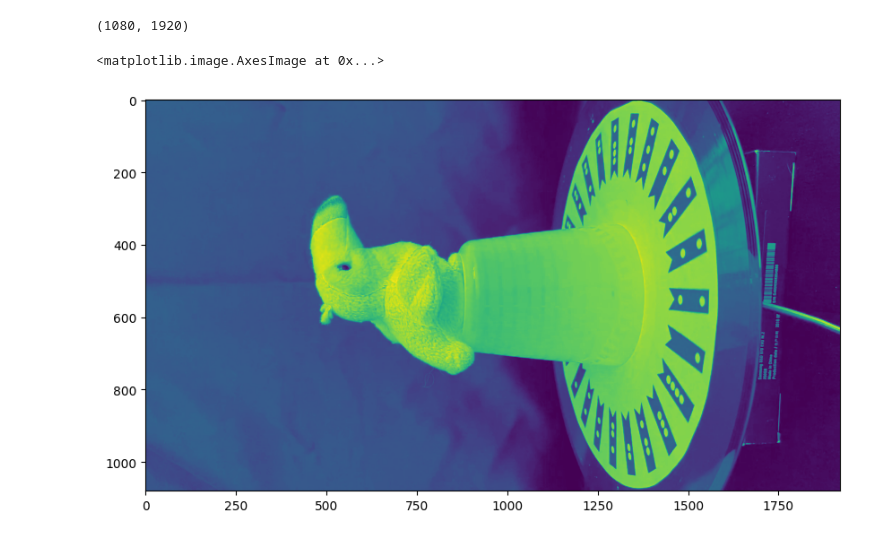
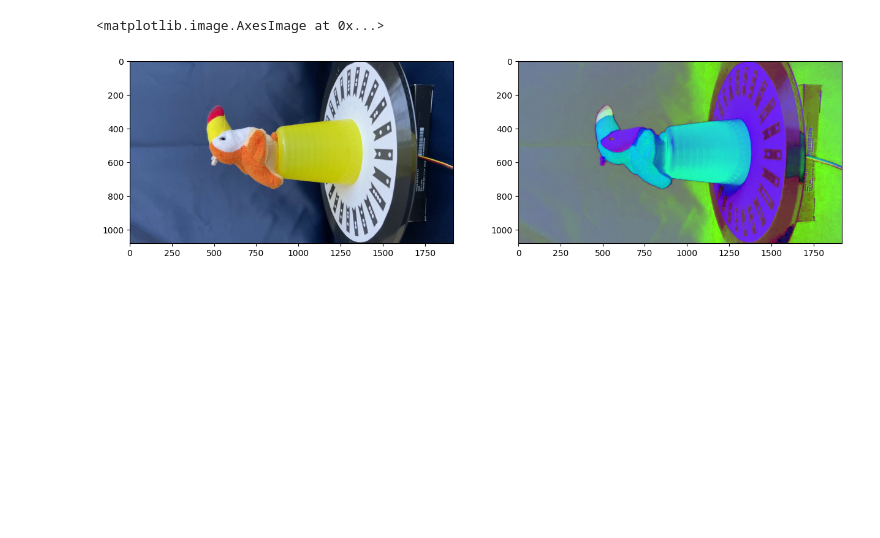
Before and after one commit to zuliani99/Geometric_3D_Computer_Vision_Project, a Jupyter notebook: Assignment1/assignment1.ipynb, the cells around one changed output. Saved outputs shown, nothing was run; the diff lists cells and outputs as text; code cells hidden in the pictures; blank space fills up the shorter version.

```diff
--- a/Assignment1/assignment1.ipynb
+++ b/Assignment1/assignment1.ipynb
@@ -3,13 +3,13 @@ import cv2 as cv
 import numpy as np
 import matplotlib.pyplot as plt
 # %%
-image = cv.imread("./assignment1_test_dataset/obj01/000000.png").astype(np.uint8)
-img = image[:,:,-1]
+image = cv.imread("./assignment1_test_dataset/obj01/000000.png", ).astype(np.uint8)
 
-print(img.shape)
-plt.figure( figsize=(10,10) )
-plt.imshow(img,)
+plt.figure(figsize=(15,15))
+plt.subplot(1,2,1)
+plt.imshow(cv.cvtColor(image, cv.COLOR_BGR2RGB))
+plt.subplot(1,2,2)
+plt.imshow(cv.cvtColor(image, cv.COLOR_BGR2HSV))
 # %% [output]
-(1080, 1920)
+<matplotlib.image.AxesImage at 0x...>
-<matplotlib.image.AxesImage at 0x...>
-[figure, old version]
+[figure, new version]
```
Also changed, not shown: parts of 12 cells of this notebook.
